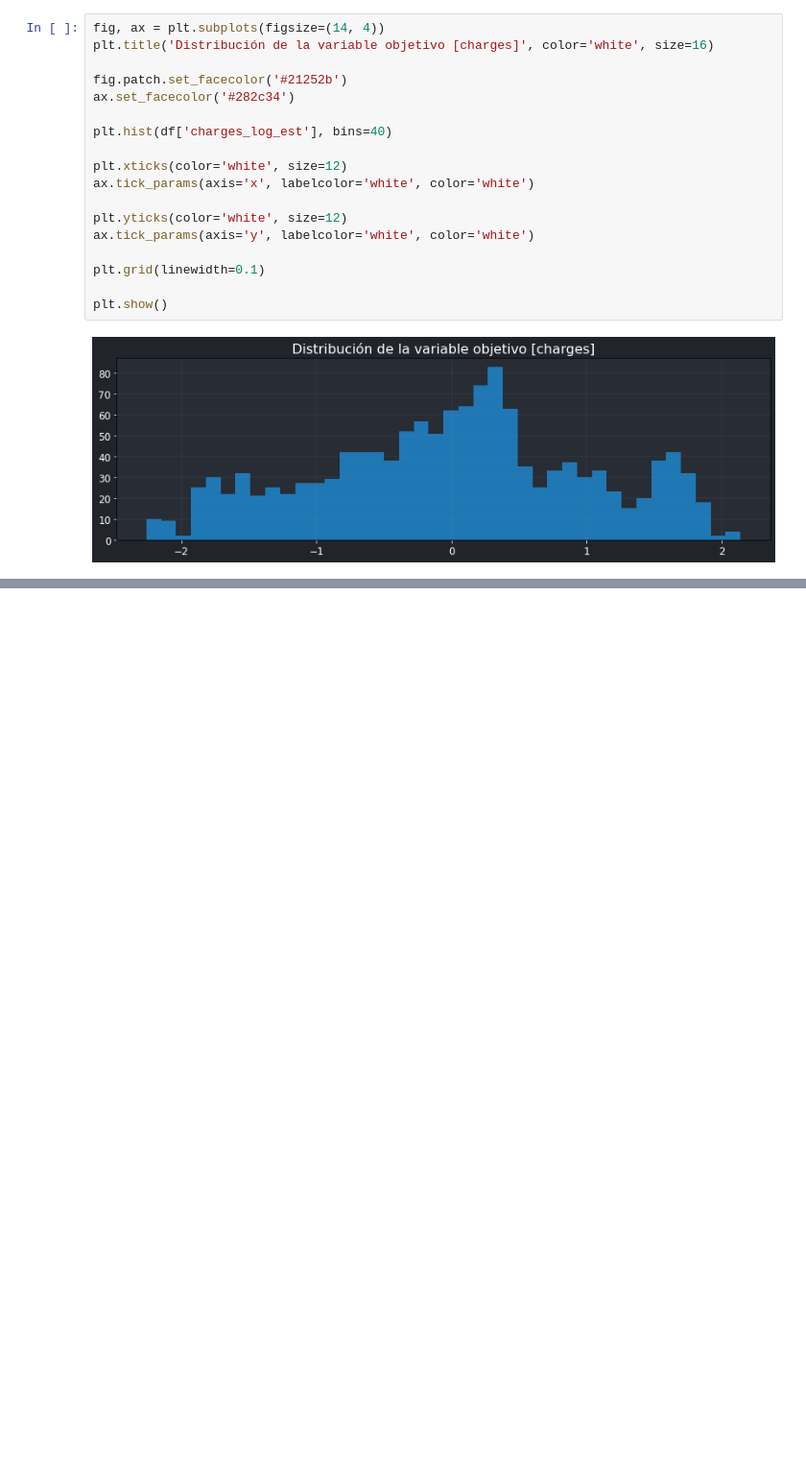
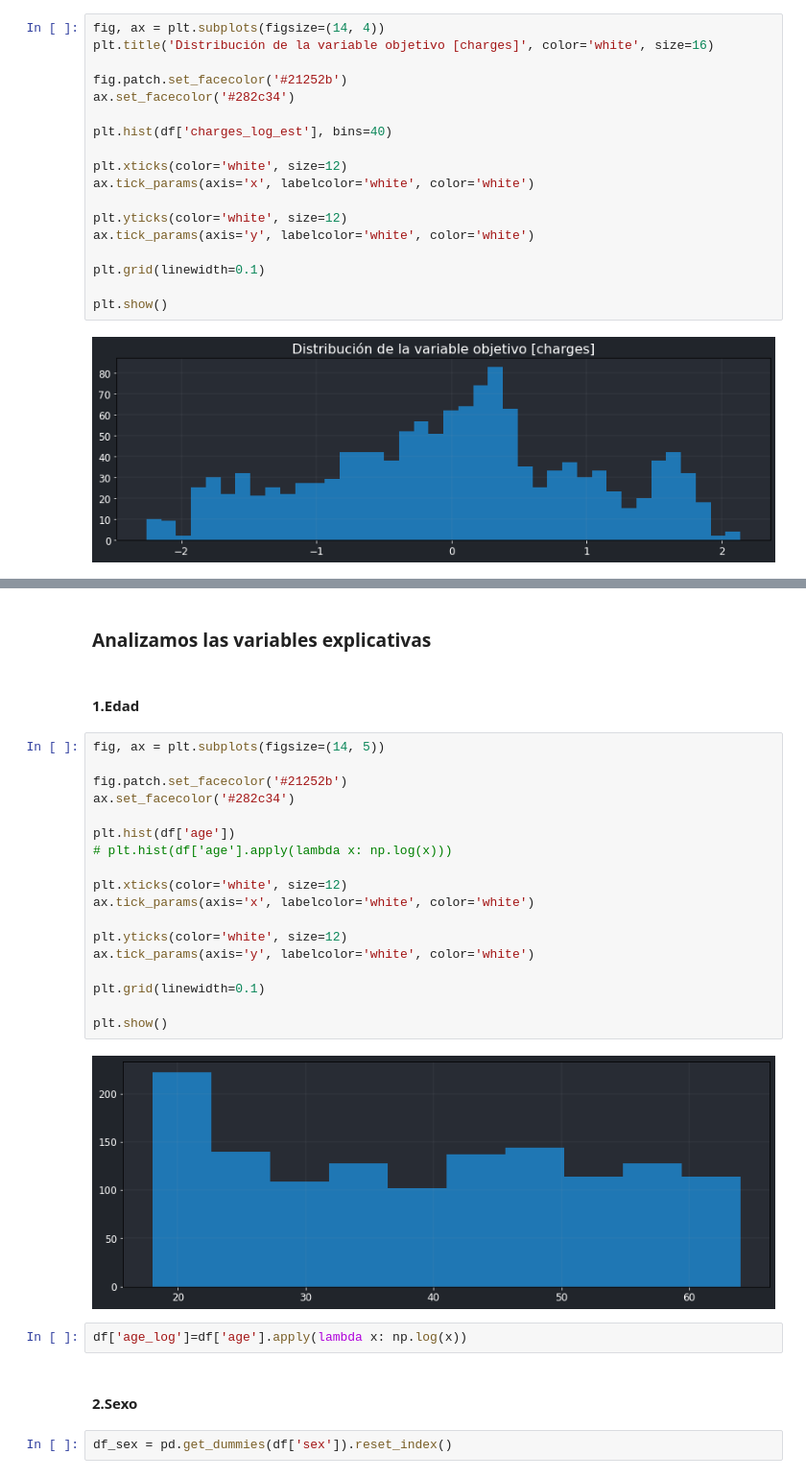
Before and after one commit to JuanFeA98/Machine_Learning, a Jupyter notebook: Regresión Lineal/02. Regresión Lineal (Medical).ipynb, the cells around one changed output, grey strips where cells are left out. Shown at 96% size. Saved outputs shown, nothing was run; the diff lists cells and outputs as text; blank space fills up the shorter version.

```diff
--- a/Regresión Lineal/02. Regresión Lineal (Medical).ipynb
+++ b/Regresión Lineal/02. Regresión Lineal (Medical).ipynb
@@ -134,0 +144,30 @@ plt.show()
+# %% [markdown]
+### **Analizamos las variables explicativas**
+# %% [markdown]
+#### **1.Edad**
+# %%
+fig, ax = plt.subplots(figsize=(14, 5))
+
+fig.patch.set_facecolor('#21252b')
+ax.set_facecolor('#282c34')
+
+plt.hist(df['age'])
+# plt.hist(df['age'].apply(lambda x: np.log(x)))
+
+plt.xticks(color='white', size=12)
+ax.tick_params(axis='x', labelcolor='white', color='white')
+
+plt.yticks(color='white', size=12)
+ax.tick_params(axis='y', labelcolor='white', color='white')
+
+plt.grid(linewidth=0.1)
+
+plt.show()
+# %% [output]
+[figure, added]
+# %%
+df['age_log']=df['age'].apply(lambda x: np.log(x))
+# %% [markdown]
+#### **2.Sexo**
+# %%
+df_sex = pd.get_dummies(df['sex']).reset_index()
```
Also changed, not shown: parts of 14 cells of this notebook.
